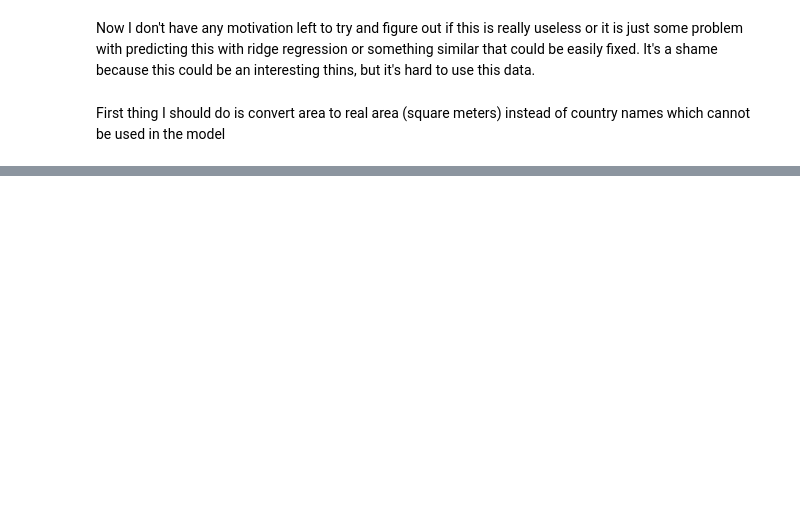
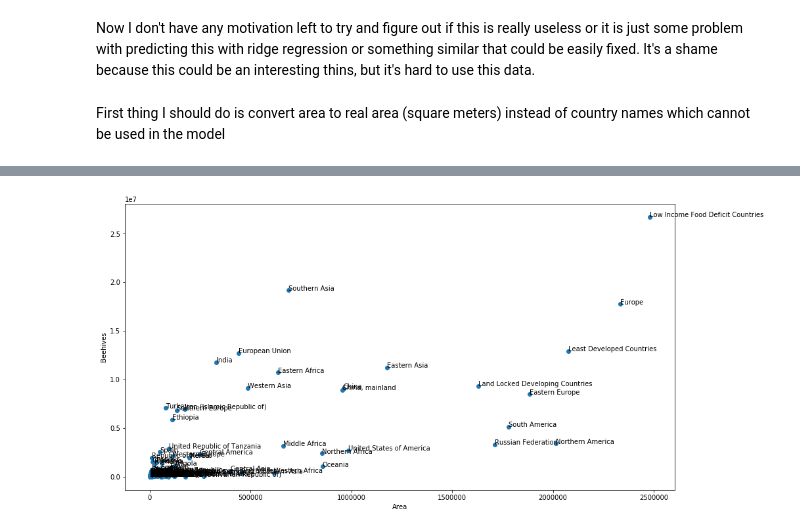
Before and after one commit to caralen/ada-project-faam, a Jupyter notebook: predict.ipynb, the cells around one changed output, grey strips where cells are left out. Saved outputs shown, nothing was run; the diff lists cells and outputs as text; code cells hidden in the pictures; blank space fills up the shorter version.

```diff
--- a/predict.ipynb
+++ b/predict.ipynb
@@ -290,0 +564,6 @@ First thing I should do is convert area to real area (square meters) instead of
+# %%
+final_df = df.merge(land, on=['Area', 'Year'])
+final_df['Area'] = final_df['Country Size']
+final_df.drop('Country Size', axis=1, inplace=True)
+final_df = final_df[final_df.Area < final_df.Area.quantile(.95)]
+final_df
@@ -290,0 +584,16 @@ First thing I should do is convert area to real area (square meters) instead of
+# %%
+merged = df.merge(land, on=['Area', 'Year'])
+final_df2014 = final_df.loc[final_df.Year == 2014]
+
+z = final_df2014.Area.tolist()
+y = final_df2014.Beehives.tolist()
+
+fig, ax = plt.subplots(figsize=(15, 8))
+ax.scatter(z, y)
+plt.xlabel('Area')
+plt.ylabel('Beehives')
+
+for i, size in enumerate(z):
+    ax.annotate(merged[merged['Country Size'] == size]['Area'].tolist()[0], (z[i], y[i]))
+# %% [output]
+[figure, added]
```
Also changed, not shown: parts of 48 cells of this notebook.
